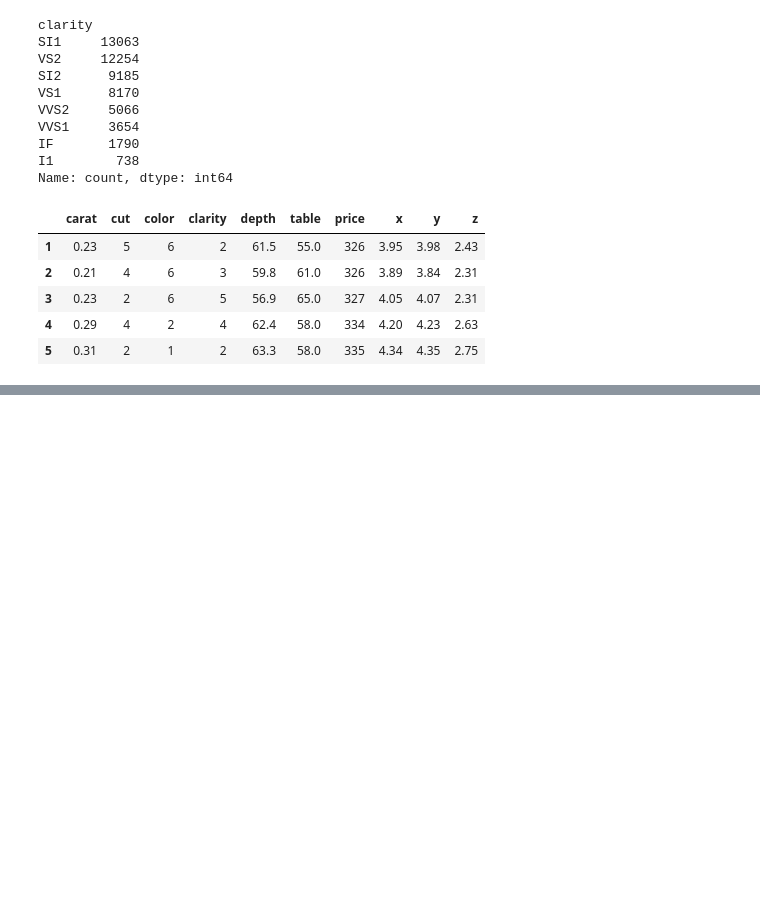
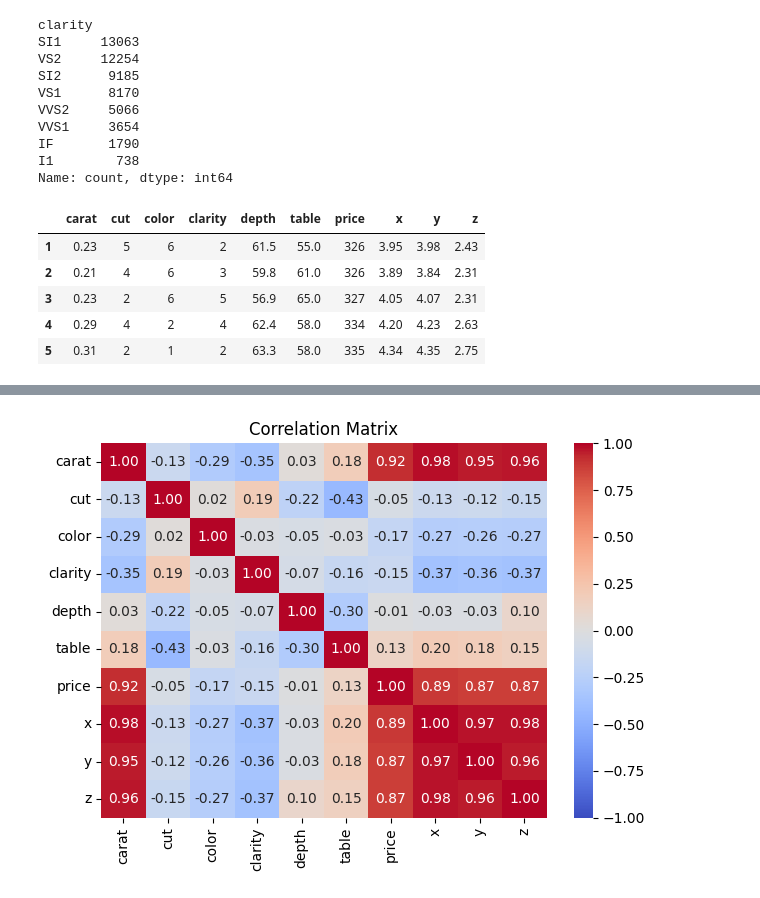
Before and after one commit to QuachGHuy/polynomial-ridge-regression-diamond-prices, a Jupyter notebook: notebook/experiment.ipynb, the cells around one changed output, grey strips where cells are left out. Saved outputs shown, nothing was run; the diff lists cells and outputs as text; code cells hidden in the pictures; blank space fills up the shorter version.

```diff
--- a/notebook/experiment.ipynb
+++ b/notebook/experiment.ipynb
@@ -153,0 +220,8 @@ df.head(5)
+# %%
+correlation_matrix = df.corr()
+sns.heatmap(data=correlation_matrix, cmap="coolwarm", annot=True, vmin=-1, vmax=1, fmt=".2f")
+plt.title("Correlation Matrix")
+plt.tight_layout()
+plt.show()
+# %% [output]
+[figure, added]
```
Also changed, not shown: parts of 10 cells of this notebook.
